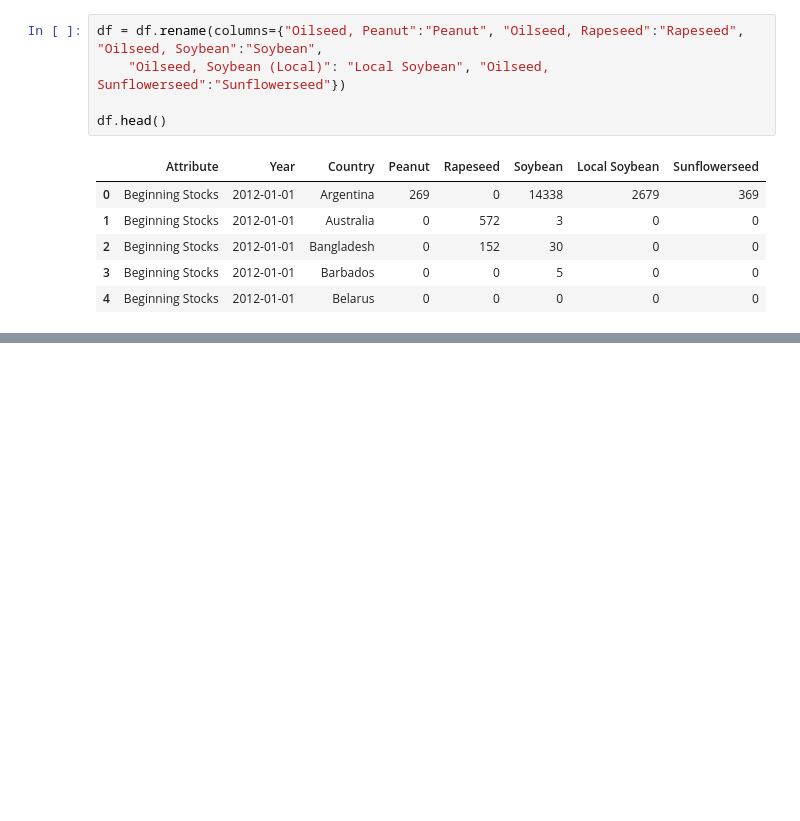
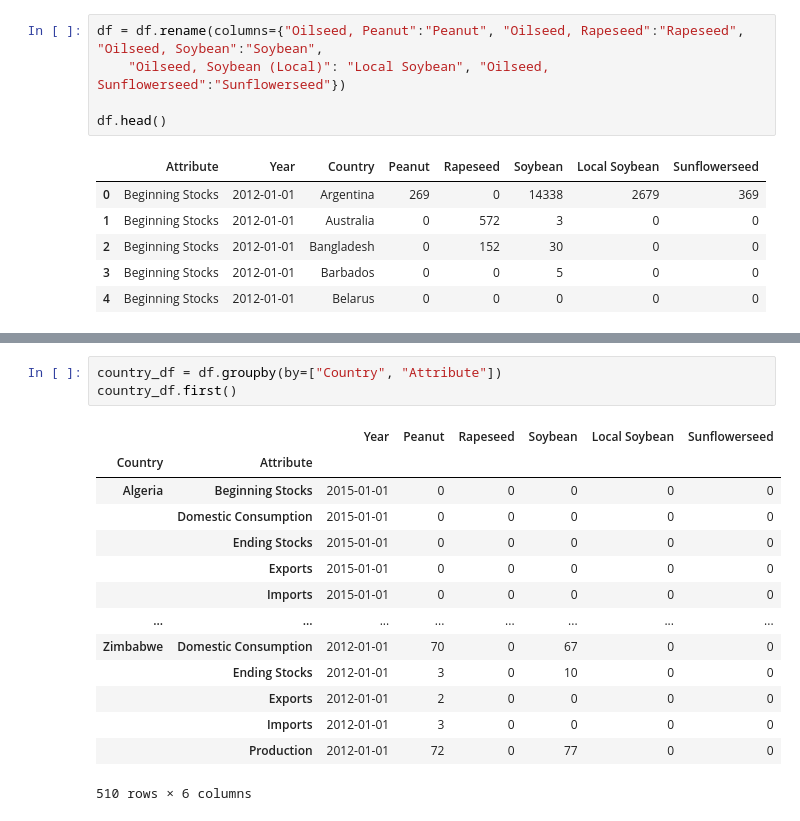
Before and after one commit to KenA99/USDA-Oilseeds, a Jupyter notebook: global_oilseed_project.ipynb, the cells around one changed output, grey strips where cells are left out. Saved outputs shown, nothing was run; the diff lists cells and outputs as text; blank space fills up the shorter version.

```diff
--- a/global_oilseed_project.ipynb
+++ b/global_oilseed_project.ipynb
@@ -137,0 +133,18 @@ KeyboardInterrupt:
+# %%
+country_df = df.groupby(by=["Country", "Attribute"])
+country_df.first()
+# %% [output]
+|  |  | Year | Peanut | Rapeseed | Soybean | Local Soybean | Sunflowerseed |
+| Country | Attribute |  |  |  |  |  |  |
+| Algeria | Beginning Stocks | 2015-01-01 | 0 | 0 | 0 | 0 | 0 |
+|  | Domestic Consumption | 2015-01-01 | 0 | 0 | 0 | 0 | 0 |
+|  | Ending Stocks | 2015-01-01 | 0 | 0 | 0 | 0 | 0 |
+|  | Exports | 2015-01-01 | 0 | 0 | 0 | 0 | 0 |
+|  | Imports | 2015-01-01 | 0 | 0 | 0 | 0 | 0 |
+| ... | ... | ... | ... | ... | ... | ... | ... |
+| Zimbabwe | Domestic Consumption | 2012-01-01 | 70 | 0 | 67 | 0 | 0 |
+|  | Ending Stocks | 2012-01-01 | 3 | 0 | 10 | 0 | 0 |
+|  | Exports | 2012-01-01 | 2 | 0 | 0 | 0 | 0 |
+|  | Imports | 2012-01-01 | 3 | 0 | 0 | 0 | 0 |
+|  | Production | 2012-01-01 | 72 | 0 | 77 | 0 | 0 |
+510 rows × 6 columns
```
Also changed, not shown: parts of 3 cells of this notebook.
